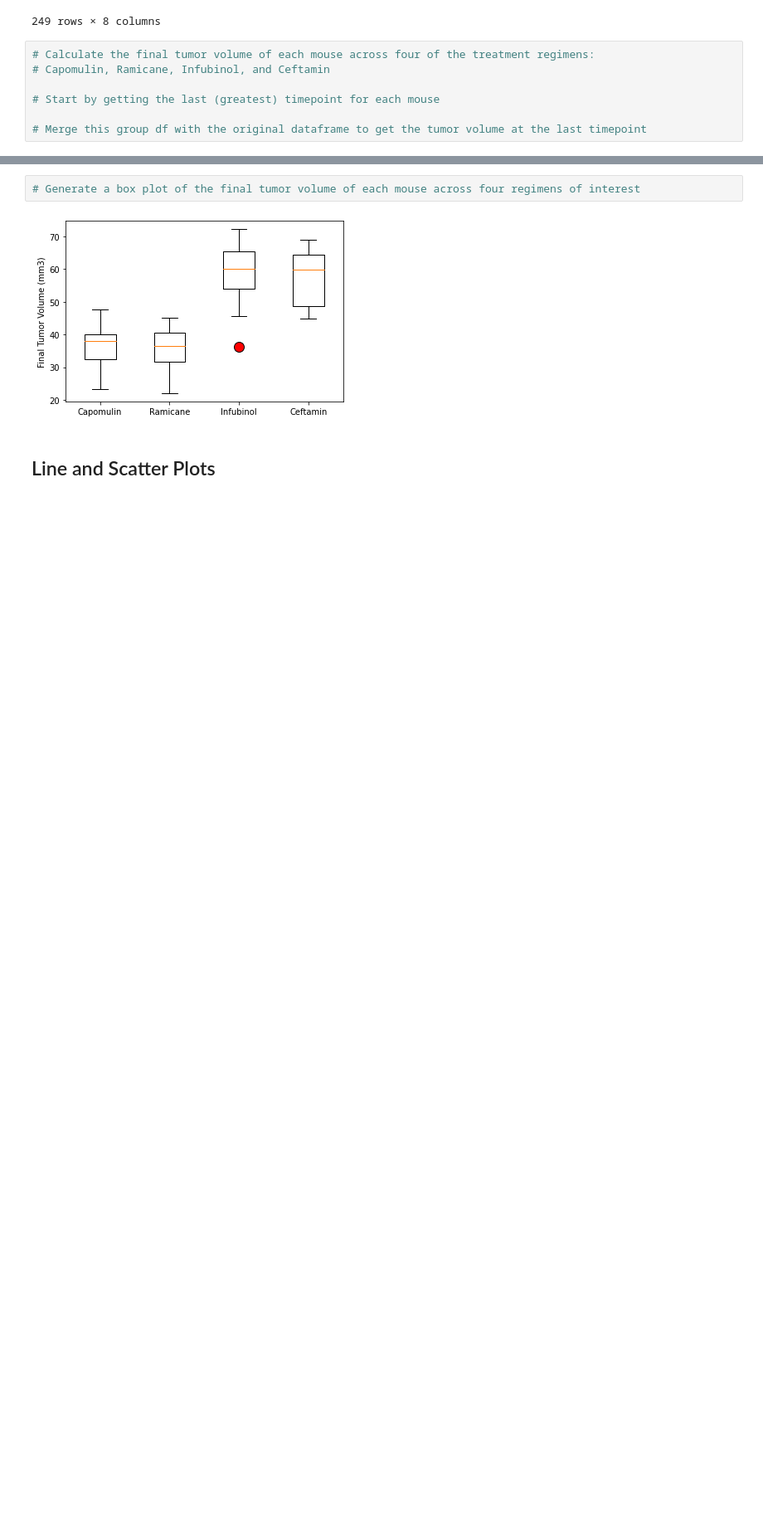
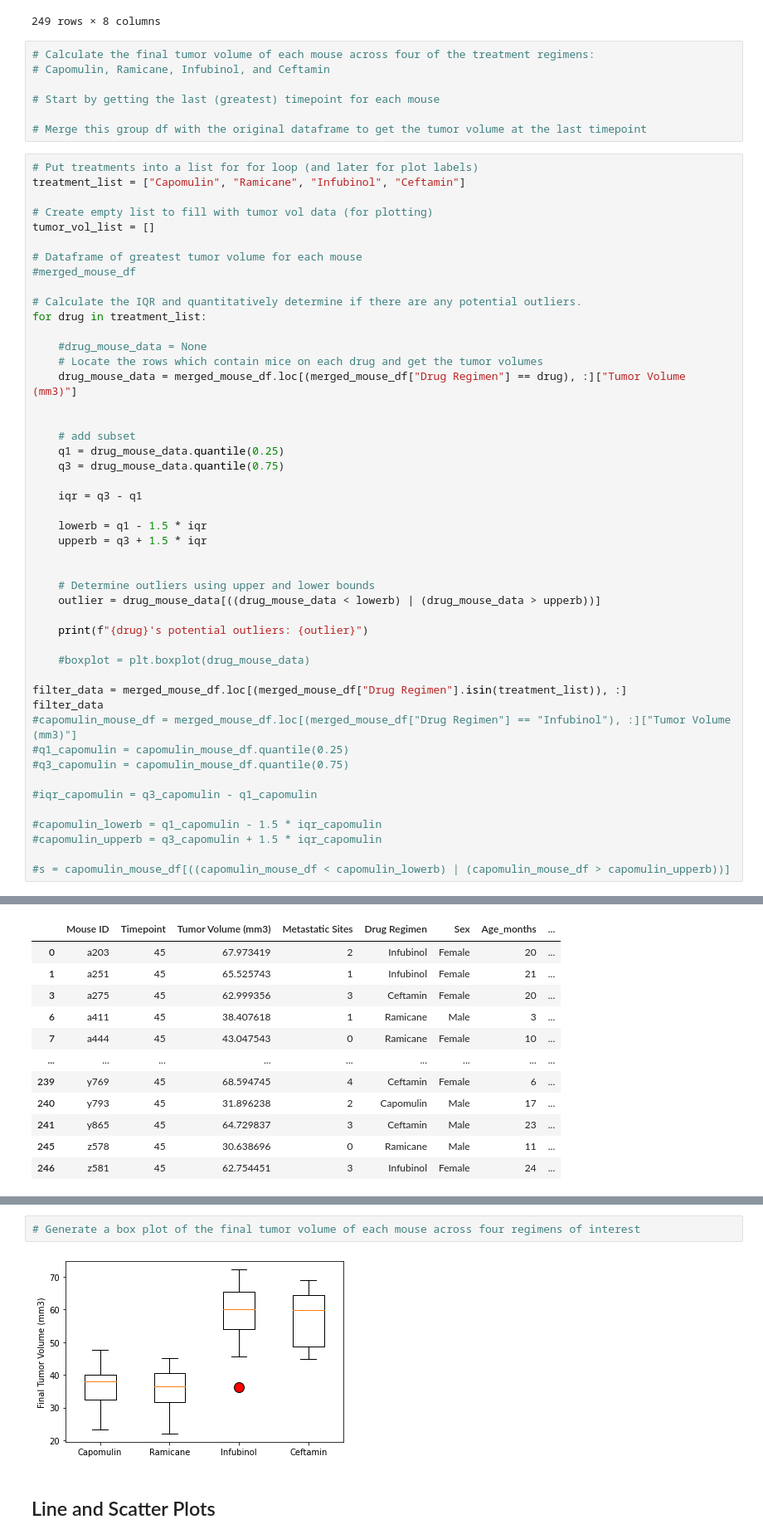
Before and after one commit to 33north/05__Matplotlib__matplotlib-challenge, a Jupyter notebook: pymaceuticals_starter.ipynb, the cells around one changed output, grey strips where cells are left out. Shown: that part at 83% size. Drawn from its saved outputs; the diff is of its cells as text; blank space fills up the shorter version.

```diff
--- a/pymaceuticals_starter.ipynb
+++ b/pymaceuticals_starter.ipynb
@@ -329,3 +330,51 @@ merged_mouse_df
 # Start by getting the last (greatest) timepoint for each mouse
 
 # Merge this group df with the original dataframe to get the tumor volume at the last timepoint
+# %%
+# Put treatments into a list for for loop (and later for plot labels)
+treatment_list = ["Capomulin", "Ramicane", "Infubinol", "Ceftamin"]
+
+# Create empty list to fill with tumor vol data (for plotting)
+tumor_vol_list = []
+
+# Dataframe of greatest tumor volume for each mouse
+#merged_mouse_df
+
+# Calculate the IQR and quantitatively determine if there are any potential outliers.
+for drug in treatment_list:
+
+    #drug_mouse_data = None
+    # Locate the rows which contain mice on each drug and get the tumor volumes
+    drug_mouse_data = merged_mouse_df.loc[(merged_mouse_df["Drug Regimen"] == drug), :]["Tumor Volume (mm3)"]
+
+
+    # add subset
+    q1 = drug_mouse_data.quantile(0.25)
+    q3 = drug_mouse_data.quantile(0.75)
+
+    iqr = q3 - q1
+
+    lowerb = q1 - 1.5 * iqr
+    upperb = q3 + 1.5 * iqr
+
+
+    # Determine outliers using upper and lower bounds
+    outlier = drug_mouse_data[((drug_mouse_data < lowerb) | (drug_mouse_data > upperb))]
+
+    print(f"{drug}'s potential outliers: {outlier}")
+
+    #boxplot = plt.boxplot(drug_mouse_data)
+
+filter_data = merged_mouse_df.loc[(merged_mouse_df["Drug Regimen"].isin(treatment_list)), :]
+filter_data
+#capomulin_mouse_df = merged_mouse_df.loc[(merged_mouse_df["Drug Regimen"] == "Infubinol"), :]["Tumor Volume (mm3)"]
+#q1_capomulin = capomulin_mouse_df.quantile(0.25)
+#q3_capomulin = capomulin_mouse_df.quantile(0.75)
+
+#iqr_capomulin = q3_capomulin - q1_capomulin
+
+#capomulin_lowerb = q1_capomulin - 1.5 * iqr_capomulin
+#capomulin_upperb = q3_capomulin + 1.5 * iqr_capomulin
+
+#s = capomulin_mouse_df[((capomulin_mouse_df < capomulin_lowerb) | (capomulin_mouse_df > capomulin_upperb))]
+# %% [output]
@@ -331,0 +386,12 @@ merged_mouse_df
+|  | Mouse ID | Timepoint | Tumor Volume (mm3) | Metastatic Sites | Drug Regimen | Sex | Age_months | ... |
+| 0 | a203 | 45 | 67.973419 | 2 | Infubinol | Female | 20 | ... |
+| 1 | a251 | 45 | 65.525743 | 1 | Infubinol | Female | 21 | ... |
+| 3 | a275 | 45 | 62.999356 | 3 | Ceftamin | Female | 20 | ... |
+| 6 | a411 | 45 | 38.407618 | 1 | Ramicane | Male | 3 | ... |
+| 7 | a444 | 45 | 43.047543 | 0 | Ramicane | Female | 10 | ... |
+| ... | ... | ... | ... | ... | ... | ... | ... | ... |
+| 239 | y769 | 45 | 68.594745 | 4 | Ceftamin | Female | 6 | ... |
+| 240 | y793 | 45 | 31.896238 | 2 | Capomulin | Male | 17 | ... |
+| 241 | y865 | 45 | 64.729837 | 3 | Ceftamin | Male | 23 | ... |
+| 245 | z578 | 45 | 30.638696 | 0 | Ramicane | Male | 11 | ... |
+| 246 | z581 | 45 | 62.754451 | 3 | Infubinol | Female | 24 | ... |
```
Also changed, not shown: parts of 5 cells of this notebook.
